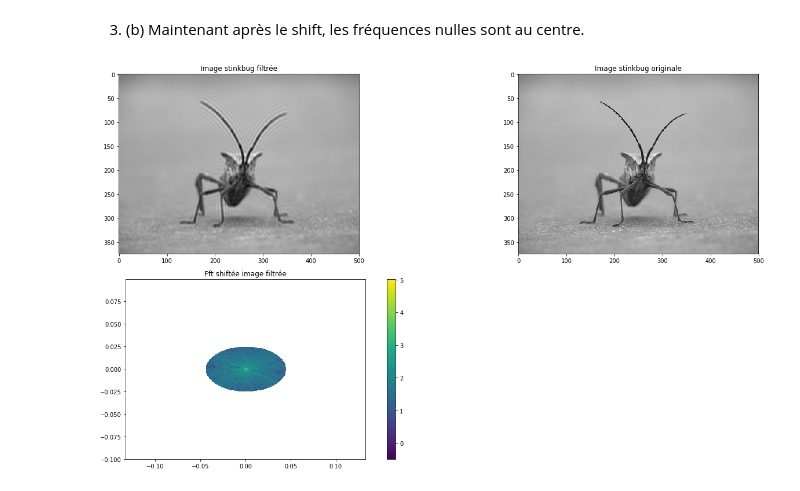
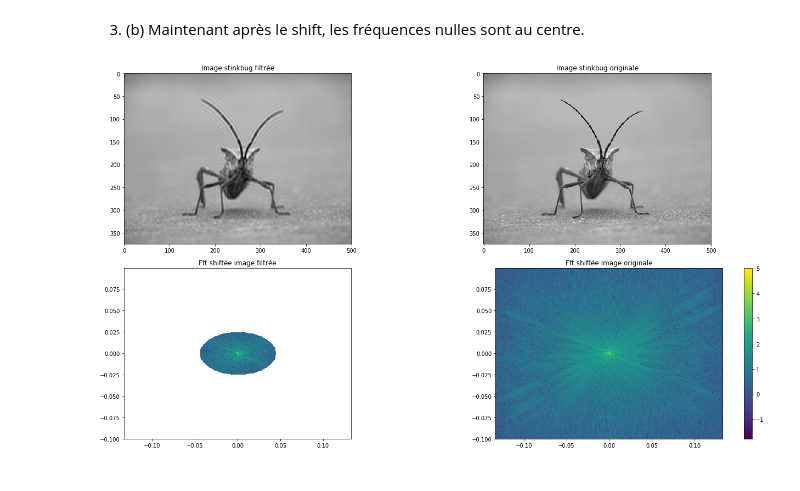
Before and after one commit to cindytrinh/Pyt_tps, a Jupyter notebook: TP3_DUROUCHOUX_TRINH/TP3_DUROUCHOUX_TRINH.ipynb, the cells around one changed output. Cells and saved outputs as stored; diff of their text form; code cells hidden in the pictures.

```diff
--- a/TP3_DUROUCHOUX_TRINH/TP3_DUROUCHOUX_TRINH.ipynb
+++ b/TP3_DUROUCHOUX_TRINH/TP3_DUROUCHOUX_TRINH.ipynb
@@ -203,27 +203,27 @@ def lowpassfilter2D (img,fc):
 # %%
 fc = 10 # fréquence de coupure
 img_low_freq,fourier_filtered_center = lowpassfilter2D (lum_img,fc)
 
 plt.subplots(figsize=(20,10))
 
 plt.subplot(2,2,1)
 plt.title('Image stinkbug filtrée')
 plt.imshow(np.abs(img_low_freq),cmap='gray')
 
 plt.subplot(2,2,2)
 plt.imshow(lum_img ,cmap='gray')
 plt.title('Image stinkbug originale')
 
 plt.subplot(2,2,3)
 plt.imshow(np.log10(np.abs(fourier_filtered_center)), extent = [min(freq_row),max(freq_row),min(freq_col),max(freq_col)])
 plt.title('Fft shiftée image filtrée')
 
 
 plt.subplot(2,2,4)
-plt.imshow(np.log10(np.abs(fourier_filtered_center)), extent = [min(freq_row),max(freq_row),min(freq_col),max(freq_col)])
+plt.imshow(np.log10(modulus_center), extent = [sh_freq_row[0],sh_freq_row[-1],sh_freq_col[0],sh_freq_col[-1]])
 plt.title('Fft shiftée image originale')
 
 plt.colorbar()
 plt.tight_layout()
 # %% [output]
-[figure, old version]
+[figure, new version]
```
